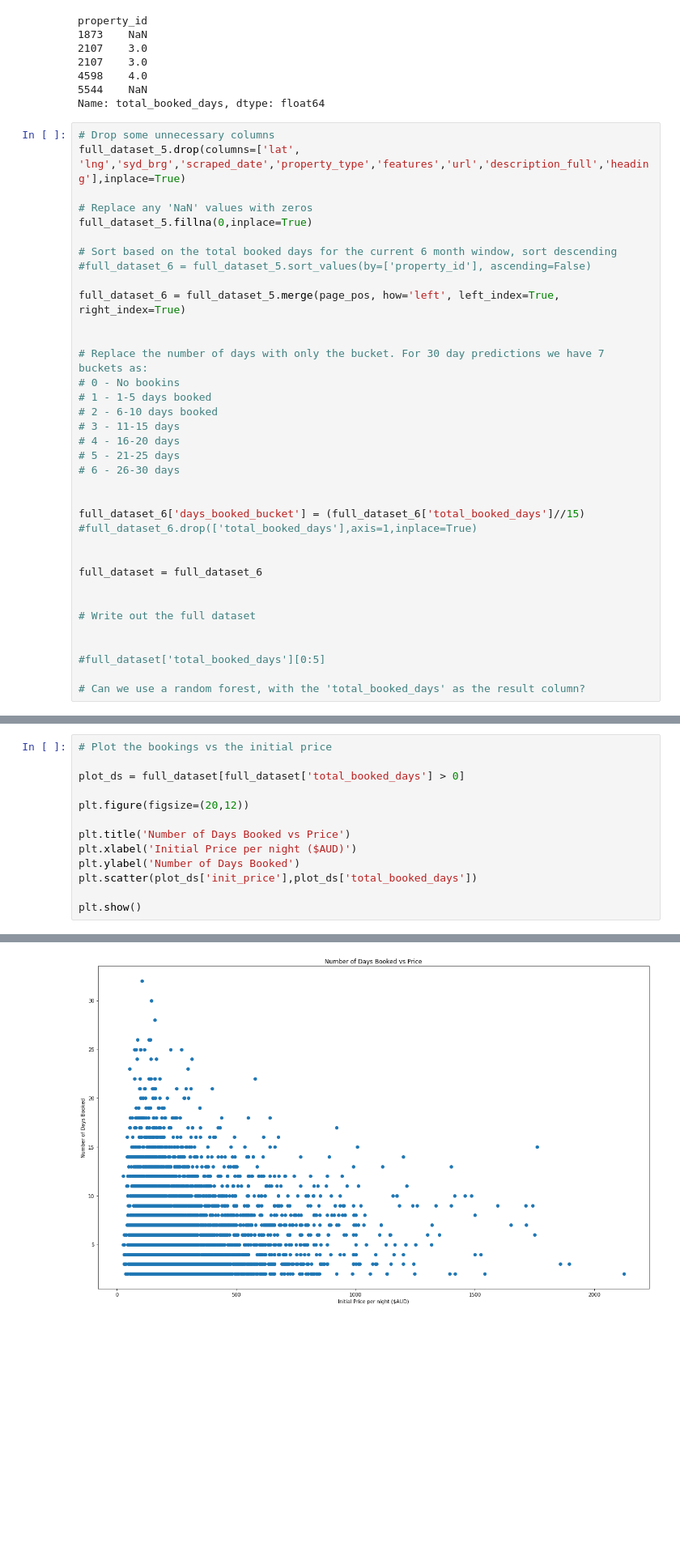
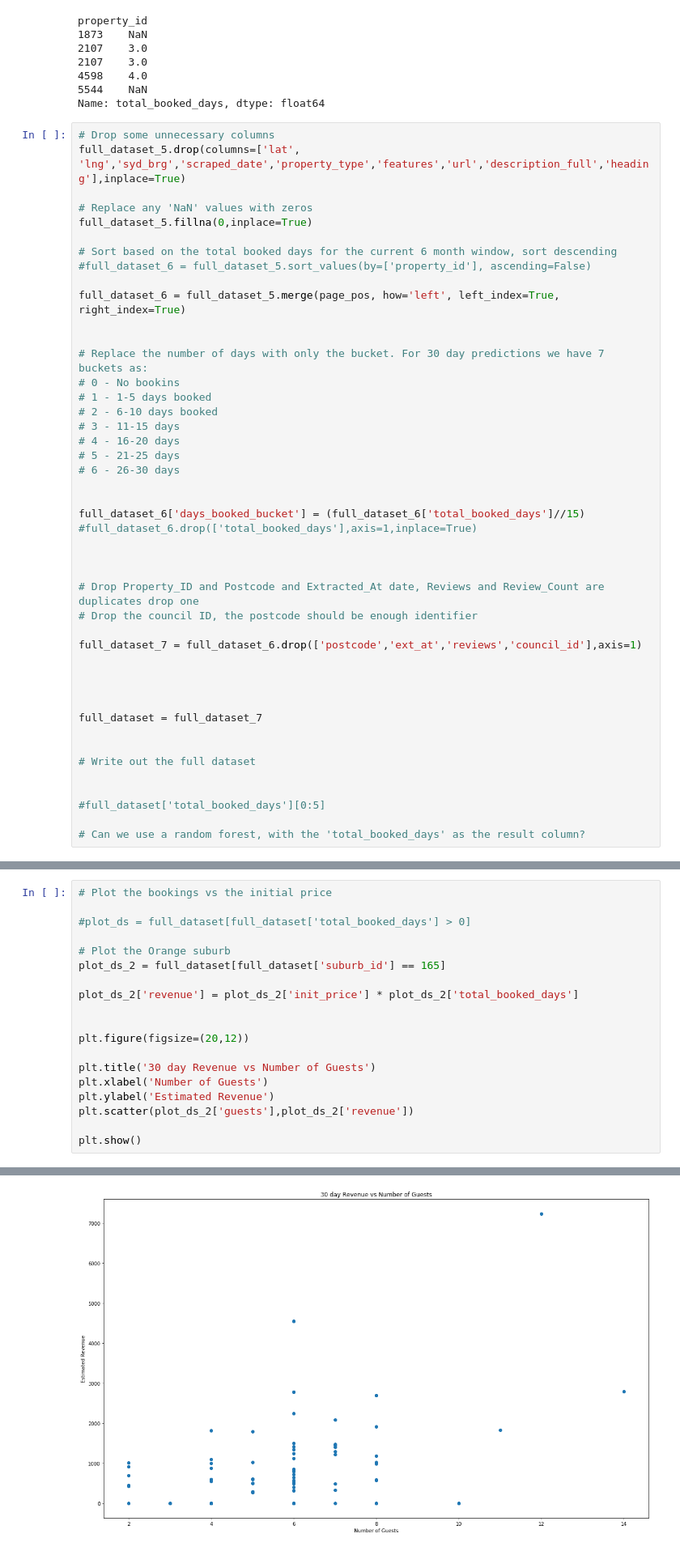
Before and after one commit to Mitoflyboy/scraping, a Jupyter notebook: stayz_analysis/Stayz_Analysis.ipynb, the cells around one changed output, grey strips where cells are left out. Shown: that part at 81% size. Saved outputs shown, nothing was run; the diff lists cells and outputs as text; blank space fills up the shorter version.

Commit message:
Updates for Orange checking analysis

```diff
--- a/stayz_analysis/Stayz_Analysis.ipynb
+++ b/stayz_analysis/Stayz_Analysis.ipynb
@@ -550,7 +550,16 @@ full_dataset_6['days_booked_bucket'] = (full_dataset_6['total_booked_days']//15)
 #full_dataset_6.drop(['total_booked_days'],axis=1,inplace=True)
 
 
-full_dataset = full_dataset_6
+
+# Drop Property_ID and Postcode and Extracted_At date, Reviews and Review_Count are duplicates drop one
+# Drop the council ID, the postcode should be enough identifier
+
+full_dataset_7 = full_dataset_6.drop(['postcode','ext_at','reviews','council_id'],axis=1)
+
+
+
+
+full_dataset = full_dataset_7
 
 
 # Write out the full dataset
@@ -618,14 +634,20 @@ Total number of properties: 14969
 # %%
 # Plot the bookings vs the initial price
 
-plot_ds = full_dataset[full_dataset['total_booked_days'] > 0]
+#plot_ds = full_dataset[full_dataset['total_booked_days'] > 0]
+
+# Plot the Orange suburb
+plot_ds_2 = full_dataset[full_dataset['suburb_id'] == 165]
+
+plot_ds_2['revenue'] = plot_ds_2['init_price'] * plot_ds_2['total_booked_days']
+
 
 plt.figure(figsize=(20,12))
 
-plt.title('Number of Days Booked vs Price')
-plt.xlabel('Initial Price per night ($AUD)')
-plt.ylabel('Number of Days Booked')
-plt.scatter(plot_ds['init_price'],plot_ds['total_booked_days'])
+plt.title('30 day Revenue vs Number of Guests')
+plt.xlabel('Number of Guests')
+plt.ylabel('Estimated Revenue')
+plt.scatter(plot_ds_2['guests'],plot_ds_2['revenue'])
 
 plt.show()
 # %% [output]
@@ -632 +658 @@ plt.show()
-[figure, old version]
+[figure, new version]
```
Also changed, not shown: parts of 6 cells of this notebook, 1 other file.
